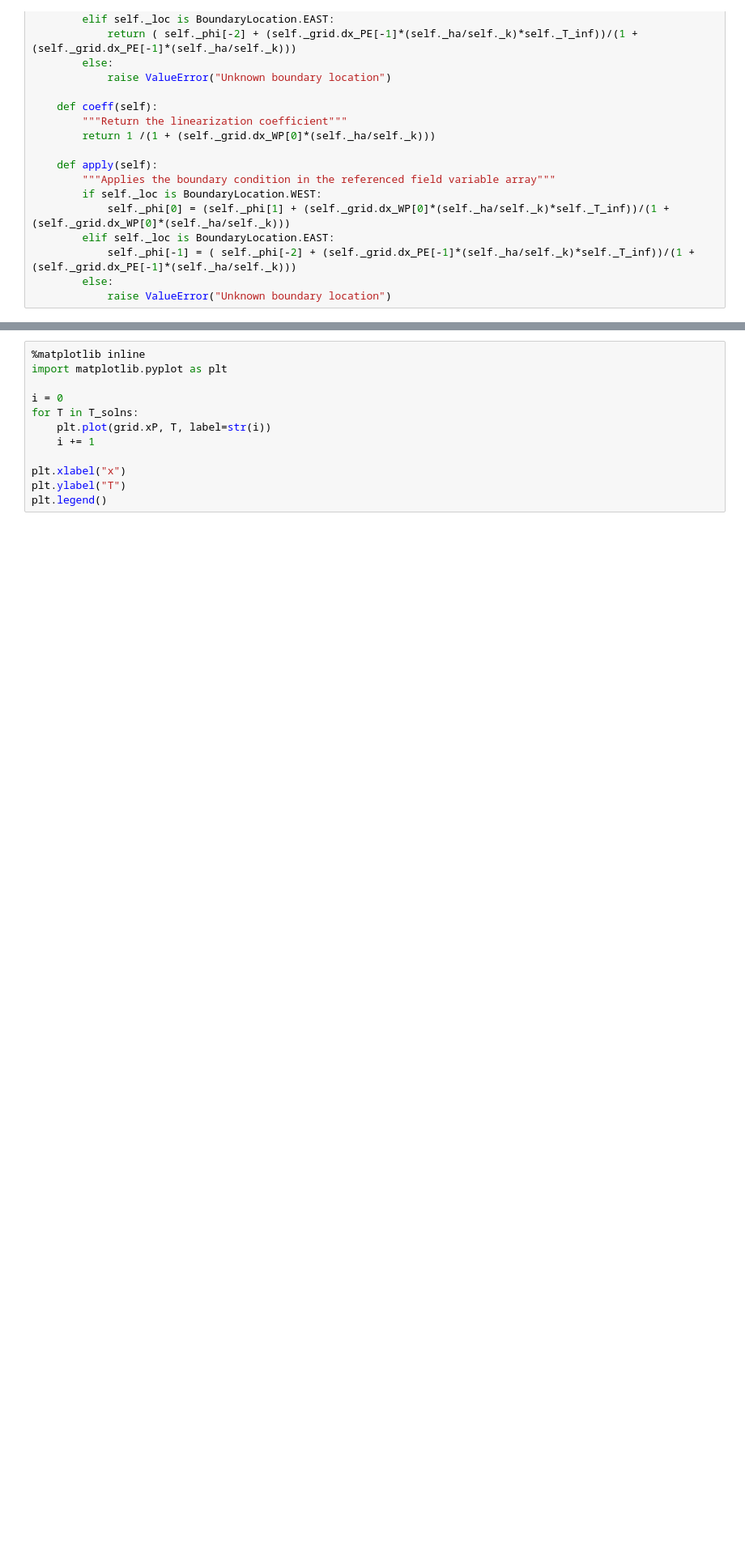
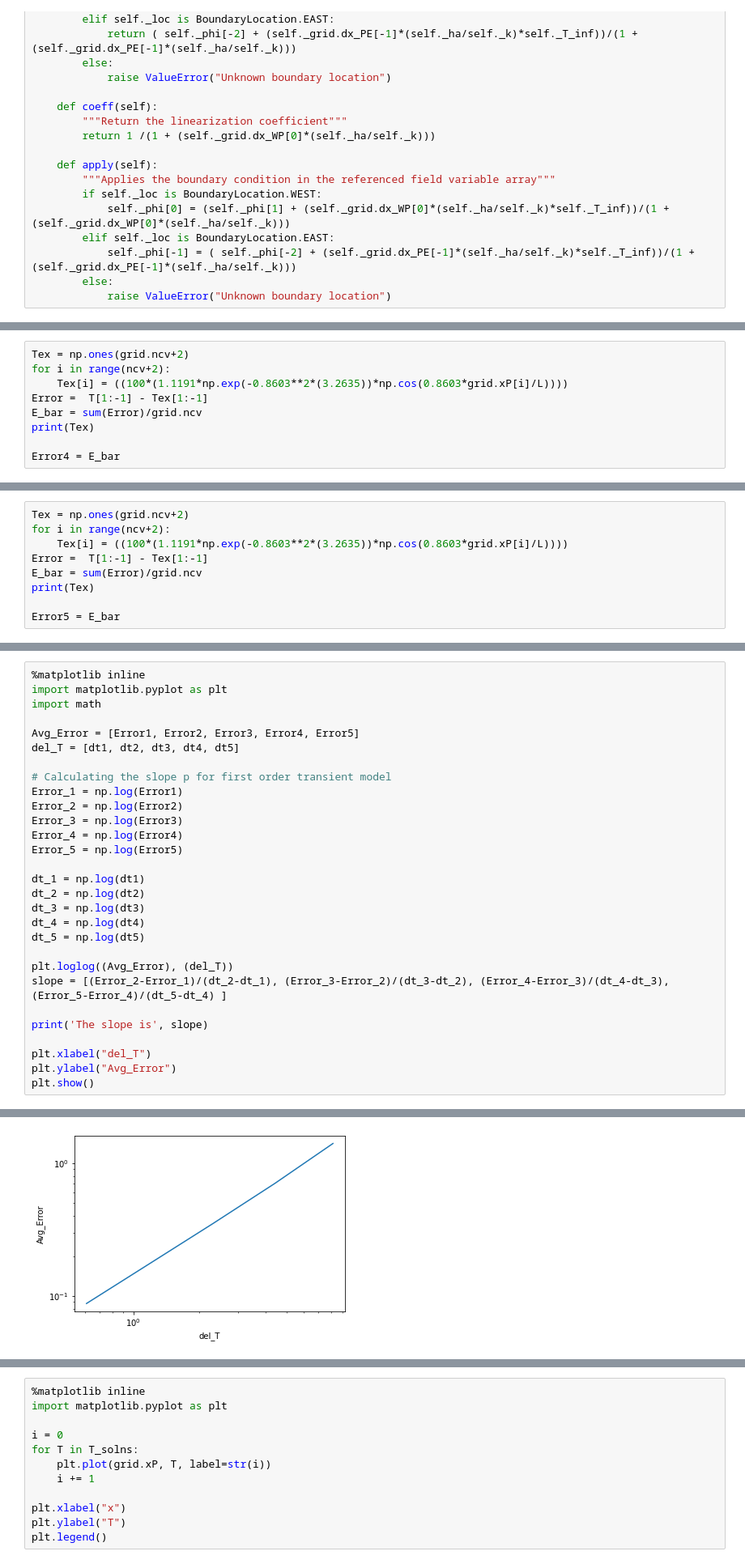
Before and after one commit to LamiaAroni/CFD_project2, a Jupyter notebook: Assignment_2.ipynb, the cells around one changed output, grey strips where cells are left out. Shown at 81% size. Drawn from its saved outputs; the diff is of its cells as text; blank space fills up the shorter version.

Commit message:
Calulated error and slope for first order implicit scheme

```diff
--- a/Assignment_2.ipynb
+++ b/Assignment_2.ipynb
@@ -202,0 +622,9 @@ plt.show()
+# %%
+Tex = np.ones(grid.ncv+2)
+for i in range(ncv+2):
+    Tex[i] = ((100*(1.1191*np.exp(-0.8603**2*(3.2635))*np.cos(0.8603*grid.xP[i]/L))))
+Error =  T[1:-1] - Tex[1:-1]
+E_bar = sum(Error)/grid.ncv
+print(Tex)
+
+Error4 = E_bar
@@ -202,0 +763,9 @@ plt.show()
+# %%
+Tex = np.ones(grid.ncv+2)
+for i in range(ncv+2):
+    Tex[i] = ((100*(1.1191*np.exp(-0.8603**2*(3.2635))*np.cos(0.8603*grid.xP[i]/L))))
+Error =  T[1:-1] - Tex[1:-1]
+E_bar = sum(Error)/grid.ncv
+print(Tex)
+
+Error5 = E_bar
@@ -202,0 +775,30 @@ plt.show()
+# %%
+%matplotlib inline
+import matplotlib.pyplot as plt
+import math
+
+Avg_Error = [Error1, Error2, Error3, Error4, Error5]
+del_T = [dt1, dt2, dt3, dt4, dt5]
+
+# Calculating the slope p for first order transient model
+Error_1 = np.log(Error1)
+Error_2 = np.log(Error2)
+Error_3 = np.log(Error3)
+Error_4 = np.log(Error4)
+Error_5 = np.log(Error5)
+
+dt_1 = np.log(dt1)
+dt_2 = np.log(dt2)
+dt_3 = np.log(dt3)
+dt_4 = np.log(dt4)
+dt_5 = np.log(dt5)
+
+plt.loglog((Avg_Error), (del_T))
+slope = [(Error_2-Error_1)/(dt_2-dt_1), (Error_3-Error_2)/(dt_3-dt_2), (Error_4-Error_3)/(dt_4-dt_3), (Error_5-Error_4)/(dt_5-dt_4) ]
+
+print('The slope is', slope)
+
+plt.xlabel("del_T")
+plt.ylabel("Avg_Error")
+plt.show()
+# %% [output]
@@ -203,3 +806,4 @@ plt.show()
+[figure, added]
 # %%
 class SecondOrderTransientModel:
     """Class defining a first order implicit transient model"""
```
Also changed, not shown: parts of 19 cells of this notebook.
